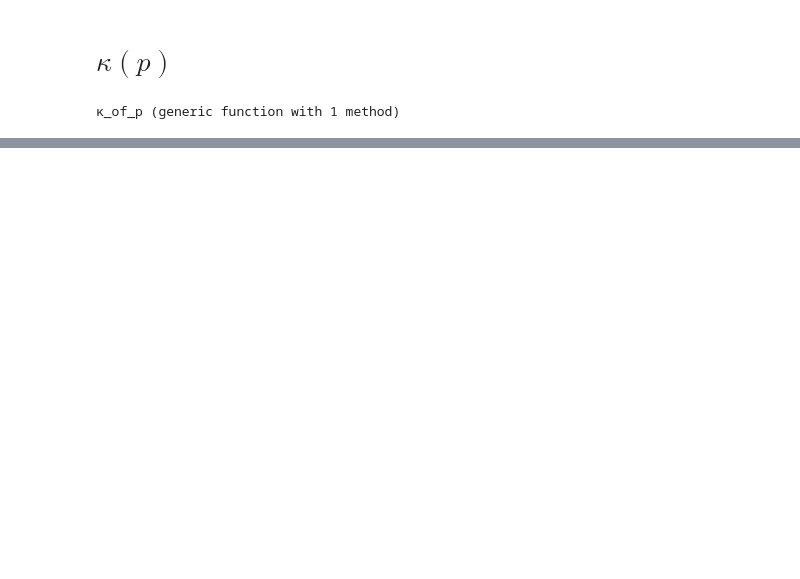
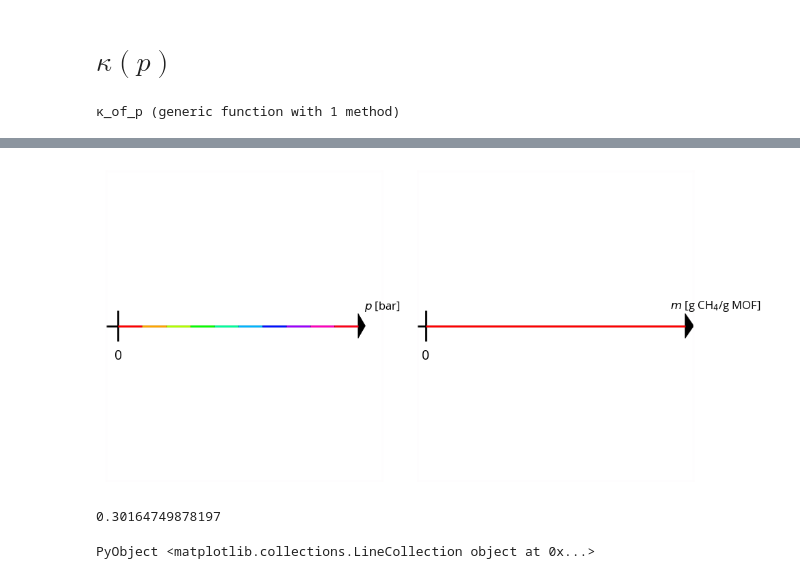
Before and after one commit to SimonEnsemble/nonlinear_sensing, a Jupyter notebook: one_d_sensing/1D sensing.ipynb, the cells around one changed output, grey strips where cells are left out. Cells and saved outputs as stored; diff of their text form; code cells hidden in the pictures; blank space fills up the shorter version.

```diff
--- a/one_d_sensing/1D sensing.ipynb
+++ b/one_d_sensing/1D sensing.ipynb
@@ -235,0 +282,44 @@ PyObject Text(0.5, 1.02, 'HKUST-1')
+# %%
+mof = "MOF-5"
+p = range(0.0, 100.0, length=100)
+
+fig, axs = subplots(1, 2, figsize=(10, 5), sharey=true)
+
+# Set up line segment with arrow head
+bar_height = 1
+for i = 1:2
+    axs[i].set_xlim(-5, 110)
+    axs[i].set_ylim(-5, 5)
+    axs[i].hlines(0.0, -5, 100)
+    axs[i].axes.xaxis.set_ticks([])
+    axs[i].axes.yaxis.set_ticks([])
+    axs[i].vlines(0, - bar_height / 2., bar_height / 2., lw=2)
+    axs[i].text(0, -bar_height * 1.1, 0, horizontalalignment="center")
+    axs[i].arrow(0.0, 0.0, 100.0, 0.0, head_width=0.8, head_length=3, color="black")
+end
+
+# Set axes labels
+axs[1].set_ylabel(L"$p$ [bar]", fontsize=12, rotation=0, color="black")
+axs[1].yaxis.set_label_coords(1.0, 0.54)
+axs[2].set_ylabel(L"$m$ [g CH$_4$/g MOF]", fontsize=12, rotation=0, color="black")
+axs[2].yaxis.set_label_coords(1.08, 0.54)
+plt.tight_layout()
+
+# Set colors on p
+n_lines = 10
+color_idx = range(0, 1, length=n_lines)
+for (i, j) in zip(range(0, 90, length=10), color_idx)
+    axs[1].hlines(0.0, 0 + i, 10 + i, color=plt.cm.hsv(j))
+end
+
+f = m.(p, mof)
+print(f[end])
+axs[2].set_xlim(-0.009, f[end]+0.01)
+axs[2].arrow(0.0, 0.0, f[end], 0.0, head_width=0.8, head_length=0.01, color="black")
+
+#axs[2].hlines(0.0, 0 + i, 10 + i, color=plt.cm.hsv(j))
+axs[2].hlines(0.0, 0, f[end], color="red", clip_on=false)
+# %% [output]
+[figure, added]
+0.30164749878197
+PyObject <matplotlib.collections.LineCollection object at 0x...>
```
Also changed, not shown: parts of 5 cells of this notebook.
